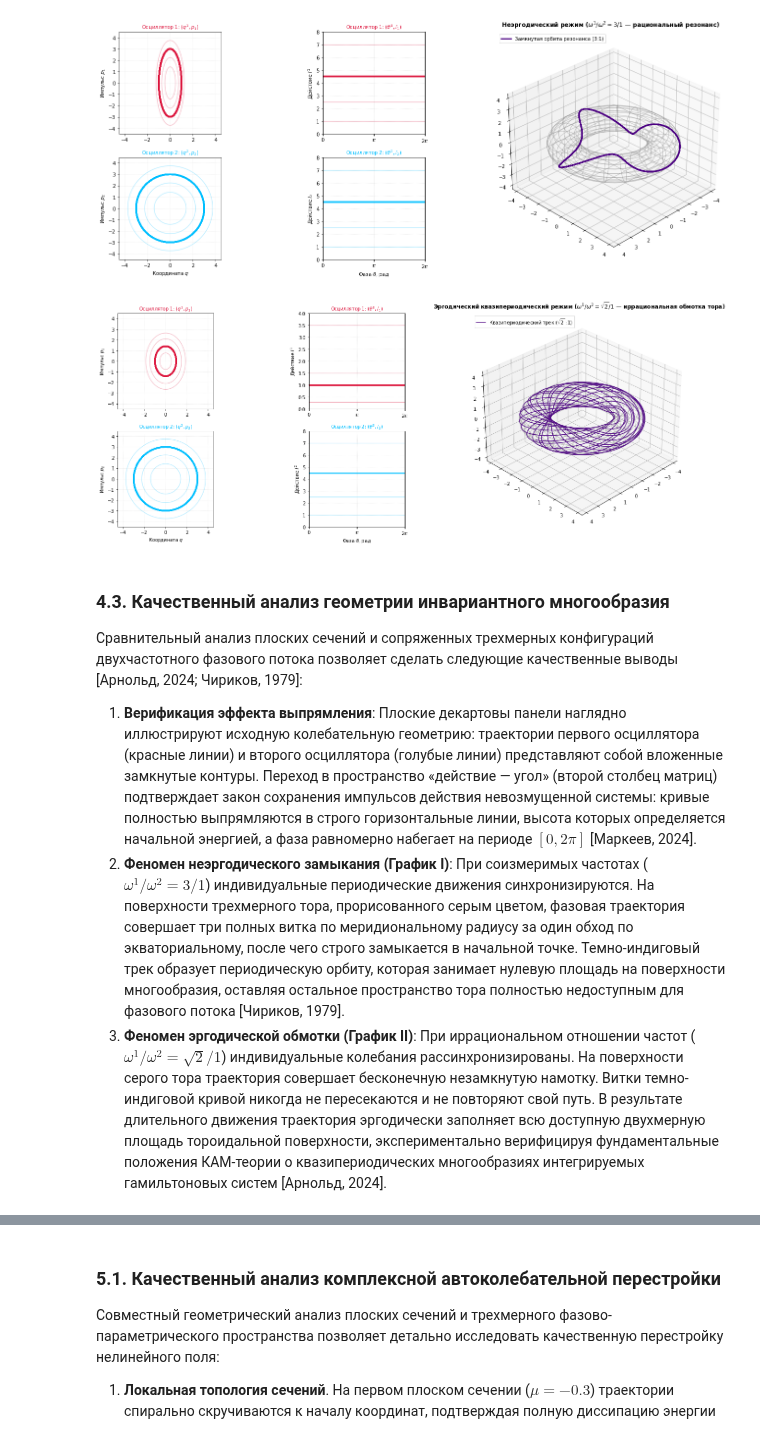
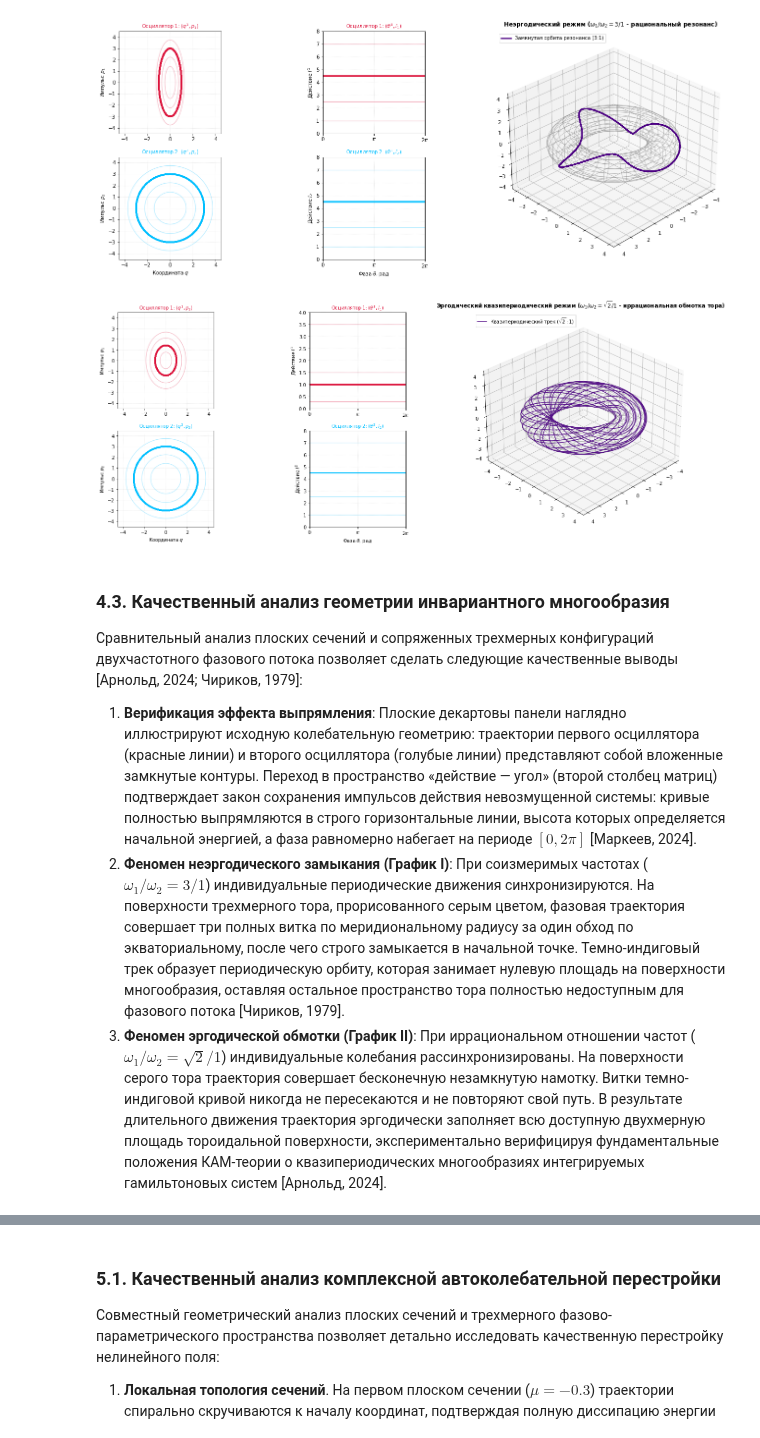
Before and after one commit to DPritykin/nonlinear-dynamics, a Jupyter notebook: Asymtotic Methods in Astrodynamics/A.3 Геометрия фазовых портретов.ipynb, the cells around one changed output, grey strips where cells are left out. Saved outputs shown, nothing was run; the diff lists cells and outputs as text; code cells hidden in the pictures.

```diff
--- a/Asymtotic Methods in Astrodynamics/A.3 Геометрия фазовых портретов.ipynb
+++ b/Asymtotic Methods in Astrodynamics/A.3 Геометрия фазовых портретов.ipynb
@@ -367,7 +380,7 @@ for ax in [ax_a1_res, ax_a2_res]:
 ax_a1_res.set_ylim(0, 8.0); ax_a2_res.set_ylim(0, 8.0)
 ax_3d_res.set_xlim(-max_range, max_range); ax_3d_res.set_ylim(-max_range, max_range); ax_3d_res.set_zlim(-max_range, max_range)
 ax_3d_res.view_init(elev=30, azim=45); ax_3d_res.grid(True, linestyle=':', alpha=0.3); ax_3d_res.legend(loc='upper left', fontsize=10)
-ax_3d_res.set_title(r'Неэргодический режим ($\omega^1 / \omega^2 = 3 / 1$ — рациональный резонанс)', fontsize=12, pad=10, weight='bold')
+ax_3d_res.set_title(r'Неэргодический режим ($\omega_1 / \omega_2 = 3 / 1$ - рациональный резонанс)', fontsize=12, pad=10, weight='bold')
 plt.tight_layout()
 
 # =====================================================================
@@ -418,35 +431,35 @@ ax_a2_erg.set_xlabel(r'Фаза $\theta$, рад', fontsize=10)
 ax_a2_erg.set_ylabel(r'Действие $I^2$', fontsize=10)
 ax_a2_erg.set_title(r'Осциллятор 2: $(\theta^2, I_2)$', fontsize=10, color='deepskyblue')
 
 # Построение 3D-Тора (Случай II)
 ax_3d_erg = fig2.add_subplot(gs2[:, 2], projection='3d')
 for t2 in theta_grid[::2]:
     x = (R_large + r_small * np.cos(theta_grid)) * np.cos(t2)
     y = (R_large + r_small * np.cos(theta_grid)) * np.sin(t2)
     z = r_small * np.sin(theta_grid)
     ax_3d_erg.plot(x, y, z, color='gray', alpha=0.45, linewidth=1.0)
 for t1 in theta_grid[::2]:
     x = (R_large + r_small * np.cos(t1)) * np.cos(theta_grid)
     y = (R_large + r_small * np.cos(t1)) * np.sin(theta_grid)
     z = r_small * np.sin(t1) * np.ones_like(theta_grid)
     ax_3d_erg.plot(x, y, z, color='gray', alpha=0.45, linewidth=1.0)
 
 ax_3d_erg.plot(x_tr_erg, y_tr_erg, z_tr_erg, color='indigo', linewidth=1.5, alpha=0.9, label=r'Квазипериодический трек ($\sqrt{2}:1$)')
 
 # Оформление графика II
 for ax in [ax_c1_erg, ax_c2_erg, ax_a1_erg, ax_a2_erg]: ax.grid(True, linestyle=':', alpha=0.4); ax.set_box_aspect(1)
 for ax in [ax_c1_erg, ax_c2_erg]: ax.set_xlim(-4.5, 4.5); ax.set_ylim(-4.5, 4.5)
 for ax in [ax_a1_erg, ax_a2_erg]:
     ax.set_xlim(0, 2 * np.pi); ax.set_xticks([0, np.pi, 2 * np.pi], ['0', r'$\pi$', r'$2\pi$'])
 ax_a1_erg.set_ylim(0, 4.0); ax_a2_erg.set_ylim(0, 8.0)
 ax_3d_erg.set_xlim(-max_range, max_range); ax_3d_erg.set_ylim(-max_range, max_range); ax_3d_erg.set_zlim(-max_range, max_range)
 ax_3d_erg.view_init(elev=30, azim=45); ax_3d_erg.grid(True, linestyle=':', alpha=0.3); ax_3d_erg.legend(loc='upper left', fontsize=10)
-ax_3d_erg.set_title(r'Эргодический квазипериодический режим ($\omega^1 / \omega^2 = \sqrt{2} / 1$ — иррациональная обмотка тора)', fontsize=12, pad=10, weight='bold')
+ax_3d_erg.set_title(r'Эргодический квазипериодический режим ($\omega_1 / \omega_2 = \sqrt{2} / 1$ - иррациональная обмотка тора)', fontsize=12, pad=10, weight='bold')
 plt.tight_layout()
 
 plt.show()
 # %% [output]
-[figure, old version]
+[figure, new version]
 [figure]
 # %% [markdown]
 ### 4.3. Качественный анализ геометрии инвариантного многообразия
@@ -454,8 +467,8 @@ plt.show()
 Сравнительный анализ плоских сечений и сопряженных трехмерных конфигураций двухчастотного фазового потока позволяет сделать следующие качественные выводы [Арнольд, 2024; Чириков, 1979]:
 
 1.  **Верификация эффекта выпрямления**: Плоские декартовы панели наглядно иллюстрируют исходную колебательную геометрию: траектории первого осциллятора (красные линии) и второго осциллятора (голубые линии) представляют собой вложенные замкнутые контуры. Переход в пространство «действие — угол» (второй столбец матриц) подтверждает закон сохранения импульсов действия невозмущенной системы: кривые полностью выпрямляются в строго горизонтальные линии, высота которых определяется начальной энергией, а фаза равномерно набегает на периоде $[0, 2\pi]$ [Маркеев, 2024].
-2.  **Феномен неэргодического замыкания (График I)**: При соизмеримых частотах ($\omega^1 / \omega^2 = 3/1$) индивидуальные периодические движения синхронизируются. На поверхности трехмерного тора, прорисованного серым цветом, фазовая траектория совершает три полных витка по меридиональному радиусу за один обход по экваториальному, после чего строго замыкается в начальной точке. Темно-индиговый трек образует периодическую орбиту, которая занимает нулевую площадь на поверхности многообразия, оставляя остальное пространство тора полностью недоступным для фазового потока [Чириков, 1979].
-3.  **Феномен эргодической обмотки (График II)**: При иррациональном отношении частот ($\omega^1 / \omega^2 = \sqrt{2}/1$) индивидуальные колебания рассинхронизированы. На поверхности серого тора траектория совершает бесконечную незамкнутую намотку. Витки темно-индиговой кривой никогда не пересекаются и не повторяют свой путь. В результате длительного движения траектория эргодически заполняет всю доступную двухмерную площадь тороидальной поверхности, экспериментально верифицируя фундаментальные положения КАМ-теории о квазипериодических многообразиях интегрируемых гамильтоновых систем [Арнольд, 2024].
+2.  **Феномен неэргодического замыкания (График I)**: При соизмеримых частотах ($\omega_1 / \omega_2 = 3/1$) индивидуальные периодические движения синхронизируются. На поверхности трехмерного тора, прорисованного серым цветом, фазовая траектория совершает три полных витка по меридиональному радиусу за один обход по экваториальному, после чего строго замыкается в начальной точке. Темно-индиговый трек образует периодическую орбиту, которая занимает нулевую площадь на поверхности многообразия, оставляя остальное пространство тора полностью недоступным для фазового потока [Чириков, 1979].
+3.  **Феномен эргодической обмотки (График II)**: При иррациональном отношении частот ($\omega_1 / \omega_2 = \sqrt{2}/1$) индивидуальные колебания рассинхронизированы. На поверхности серого тора траектория совершает бесконечную незамкнутую намотку. Витки темно-индиговой кривой никогда не пересекаются и не повторяют свой путь. В результате длительного движения траектория эргодически заполняет всю доступную двухмерную площадь тороидальной поверхности, экспериментально верифицируя фундаментальные положения КАМ-теории о квазипериодических многообразиях интегрируемых гамильтоновых систем [Арнольд, 2024].
 # %% [markdown]
 ## 5. Перестройка фазовых портретов при бифуркациях
 
```
Also changed, not shown: parts of 26 cells of this notebook.
